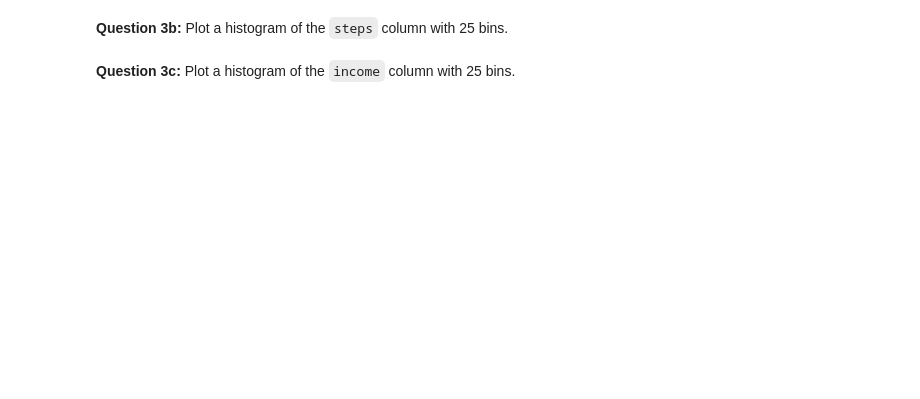
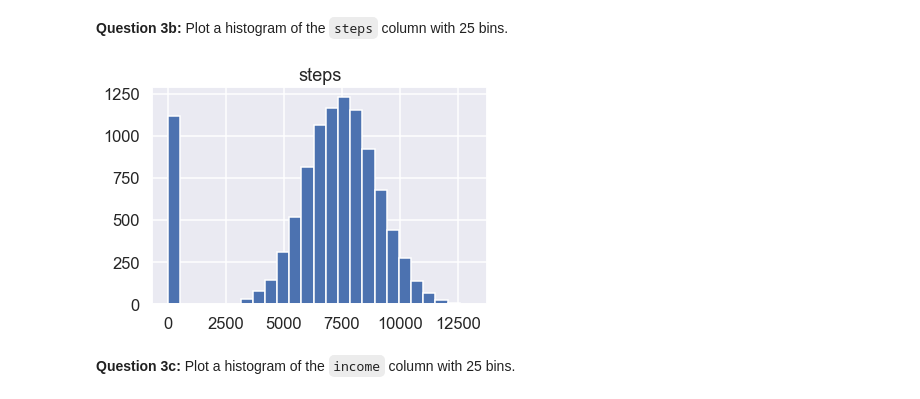
Before and after one commit to johnny-tran/Assignments, a Jupyter notebook: A2/T2783.ipynb, the cells around one changed output. Cells and saved outputs as stored; diff of their text form; code cells hidden in the pictures; blank space fills up the shorter version.

```diff
--- a/A2/T2783.ipynb
+++ b/A2/T2783.ipynb
@@ -254,3 +235,9 @@ f2 = plt.gcf()
+# %%
+df.hist(column='steps', bins=25)
+
+f2 = plt.gcf()
+# %% [output]
+[figure, added]
 # %%
 # Tests for 3b
 
```
Also changed, not shown: parts of 54 cells of this notebook.
